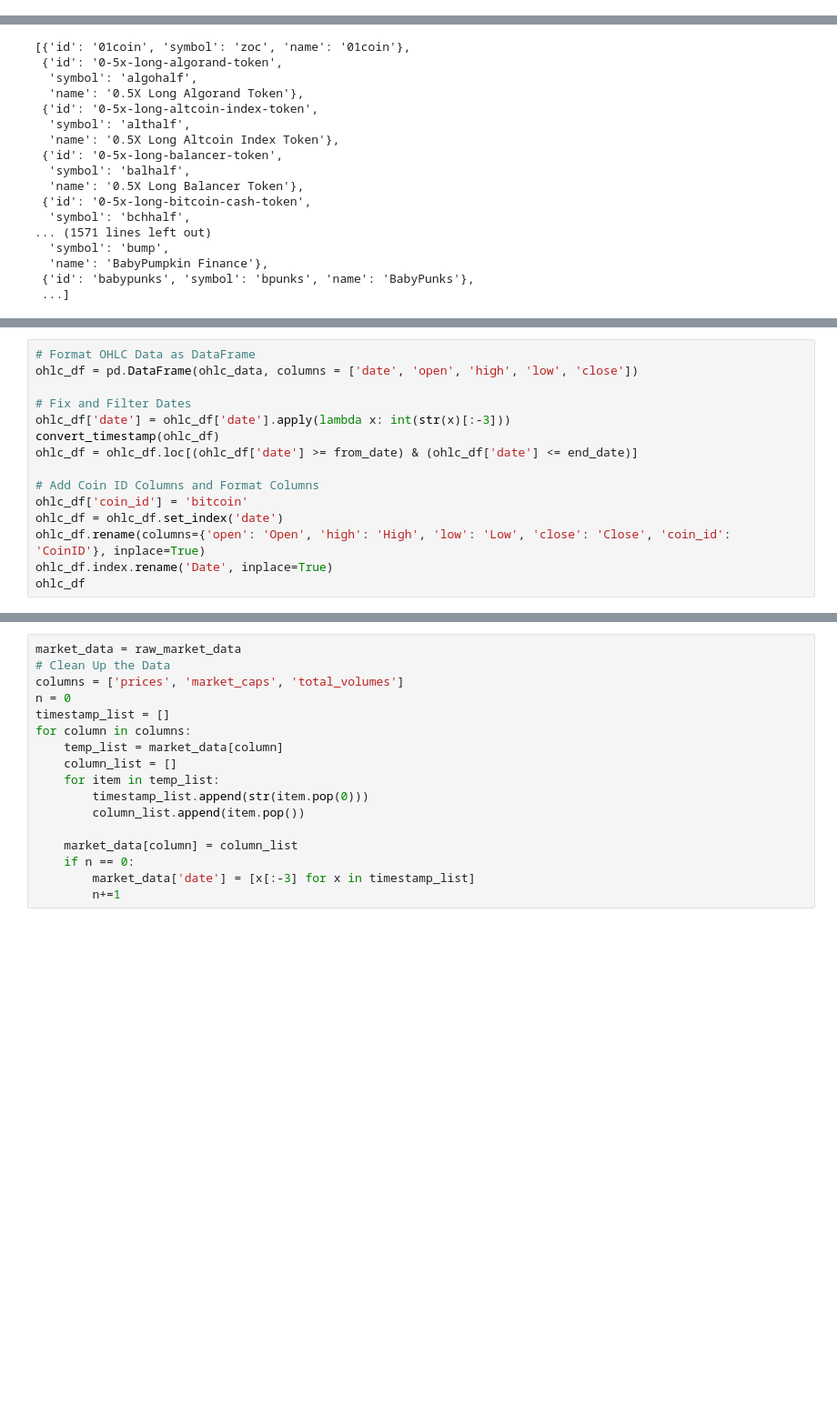
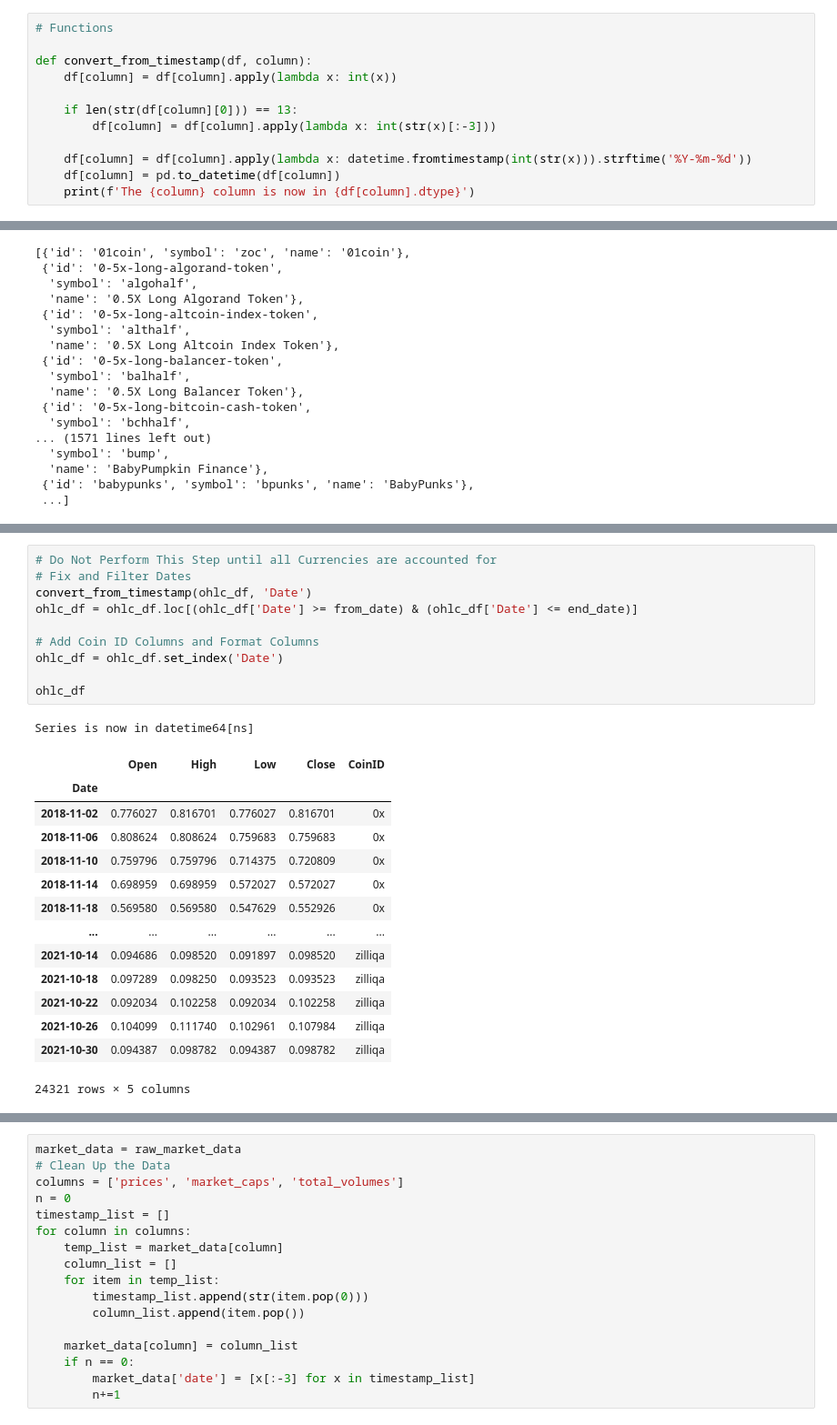
Before and after one commit to kcarter98/CryptoAnalysis, a Jupyter notebook: GatherandCleanData.ipynb, the cells around one changed output, grey strips where cells are left out. Shown at 91% size. Drawn from its saved outputs; the diff is of its cells as text; blank space fills up the shorter version.

```diff
--- a/GatherandCleanData.ipynb
+++ b/GatherandCleanData.ipynb
@@ -11,6 +11,18 @@ currency = 'usd'
 from_date = datetime(2018, 10, 31)
 end_date = datetime(2021, 10, 31)
 cg = CoinGeckoAPI()
+# %%
+# Functions
+
+def convert_from_timestamp(df, column):
+    df[column] = df[column].apply(lambda x: int(x))
+
+    if len(str(df[column][0])) == 13:
+        df[column] = df[column].apply(lambda x: int(str(x)[:-3]))
+
+    df[column] = df[column].apply(lambda x: datetime.fromtimestamp(int(str(x))).strftime('%Y-%m-%d'))
+    df[column] = pd.to_datetime(df[column])
+    print(f'The {column} column is now in {df[column].dtype}')
 # %% [markdown]
 ## Pull Exchanges from API
 # %%
@@ -554,15 +716,26 @@ ohlc_data
 # %%
-# Format OHLC Data as DataFrame
-ohlc_df = pd.DataFrame(ohlc_data, columns = ['date', 'open', 'high', 'low', 'close'])
-
+# Do Not Perform This Step until all Currencies are accounted for
 # Fix and Filter Dates
-ohlc_df['date'] = ohlc_df['date'].apply(lambda x: int(str(x)[:-3]))
-convert_timestamp(ohlc_df)
-ohlc_df = ohlc_df.loc[(ohlc_df['date'] >= from_date) & (ohlc_df['date'] <= end_date)]
+convert_from_timestamp(ohlc_df, 'Date')
+ohlc_df = ohlc_df.loc[(ohlc_df['Date'] >= from_date) & (ohlc_df['Date'] <= end_date)]
 
 # Add Coin ID Columns and Format Columns
-ohlc_df['coin_id'] = 'bitcoin'
-ohlc_df = ohlc_df.set_index('date')
-ohlc_df.rename(columns={'open': 'Open', 'high': 'High', 'low': 'Low', 'close': 'Close', 'coin_id': 'CoinID'}, inplace=True)
-ohlc_df.index.rename('Date', inplace=True)
+ohlc_df = ohlc_df.set_index('Date')
+
 ohlc_df
+# %% [output]
+Series is now in datetime64[ns]
+|  | Open | High | Low | Close | CoinID |
+| Date |  |  |  |  |  |
+| 2018-11-02 | 0.776027 | 0.816701 | 0.776027 | 0.816701 | 0x |
+| 2018-11-06 | 0.808624 | 0.808624 | 0.759683 | 0.759683 | 0x |
+| 2018-11-10 | 0.759796 | 0.759796 | 0.714375 | 0.720809 | 0x |
+| 2018-11-14 | 0.698959 | 0.698959 | 0.572027 | 0.572027 | 0x |
+| 2018-11-18 | 0.569580 | 0.569580 | 0.547629 | 0.552926 | 0x |
+| ... | ... | ... | ... | ... | ... |
+| 2021-10-14 | 0.094686 | 0.098520 | 0.091897 | 0.098520 | zilliqa |
+| 2021-10-18 | 0.097289 | 0.098250 | 0.093523 | 0.093523 | zilliqa |
+| 2021-10-22 | 0.092034 | 0.102258 | 0.092034 | 0.102258 | zilliqa |
+| 2021-10-26 | 0.104099 | 0.111740 | 0.102961 | 0.107984 | zilliqa |
+| 2021-10-30 | 0.094387 | 0.098782 | 0.094387 | 0.098782 | zilliqa |
+24321 rows × 5 columns
```
Also changed, not shown: parts of 46 cells of this notebook, 1 other file.
